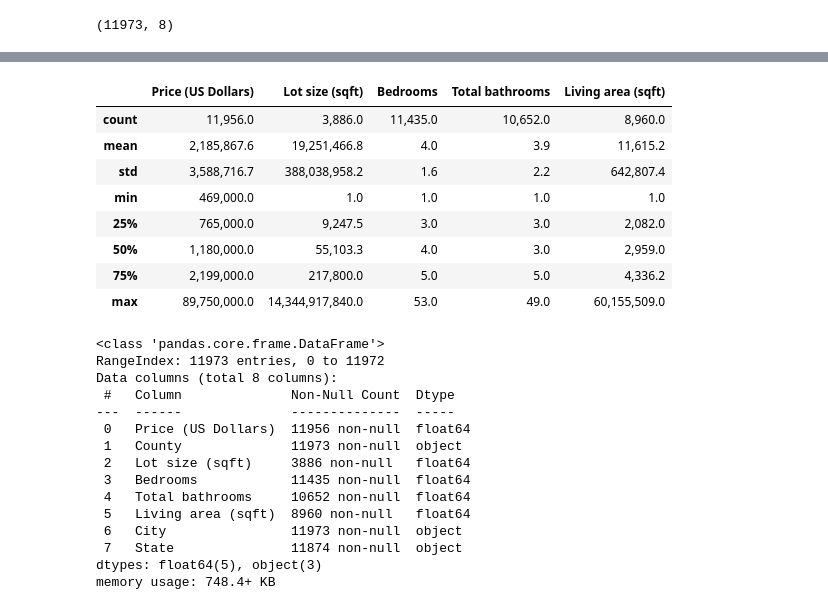
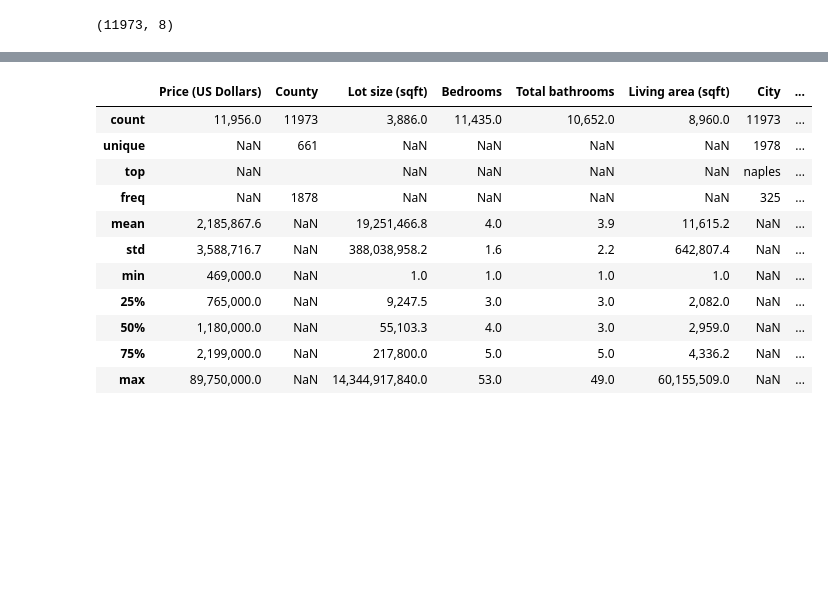
Before and after one commit to mosmtilk222/Data-Analysis-Projects, a Jupyter notebook: Houses_Analysis.ipynb, the cells around one changed output, grey strips where cells are left out. Saved outputs shown, nothing was run; the diff lists cells and outputs as text; code cells hidden in the pictures; blank space fills up the shorter version.

```diff
--- a/Houses_Analysis.ipynb
+++ b/Houses_Analysis.ipynb
@@ -9,8 +9,12 @@ pd.__version__
 # %%
-from numpy.core.numeric import NaN
+STATES = ['AL', 'AK', 'AZ', 'AR', 'CA', 'CO', 'CT', 'DE', 'DC', 'FL', 'GA', 'HI', 'ID',
+          'IL', 'IN', 'IA', 'KS', 'KY', 'LA', 'ME', 'MD', 'MA', 'MI', 'MS', 'MO', 'MT',
+          'NE', 'NV', 'NH', 'NJ', 'NM', 'NY', 'NC', 'ND', 'OH', 'OK', 'OR', 'PA', 'PR',
+          'RI', 'SC', 'SD', 'TN', 'TX', 'UT', 'VT', 'VA', 'VI', 'WA', 'WV', 'WI', 'WY']
+
 def to_int(x):
   if x == '':
-    return NaN
+    return np.NaN
   else:
     return int(x)
 
@@ -20,7 +24,7 @@ def price(x):
     x = x.replace(' ', '')
     return int(x)
   except ValueError:
-    return NaN
+    return np.NaN
 
 def whatever_to_sqft(x):
   try:
@@ -46,7 +50,7 @@ def whatever_to_sqft(x):
       x = x * 10.764
       return x
   except ValueError:
-    return NaN
+    return np.NaN
 
 def format_str(x):
   x = x.lower()
@@ -56,14 +60,14 @@ def format_str(x):
 def city(x):
   try:
     x = re.split(',', x)
-    return x[0]
+    return x[0].lower()
   except IndexError:
     return pd.NA
 
 def state(x):
   try:
     x = re.split(',', x)
-    return x[1]
+    return x[1].upper()
   except IndexError:
     return pd.NA
 # %%
@@ -122 +126,4 @@ df
 11973 rows × 8 columns
+# %%
+df = df.convert_dtypes()
+df
@@ -167,30 +160,15 @@ df.isnull()
 # %%
-df.describe()
+df.describe(include='all')
 # %% [output]
-|  | Price (US Dollars) | Lot size (sqft) | Bedrooms | Total bathrooms | Living area (sqft) |
-| count | 11,956.0 | 3,886.0 | 11,435.0 | 10,652.0 | 8,960.0 |
-| mean | 2,185,867.6 | 19,251,466.8 | 4.0 | 3.9 | 11,615.2 |
-| std | 3,588,716.7 | 388,038,958.2 | 1.6 | 2.2 | 642,807.4 |
-| min | 469,000.0 | 1.0 | 1.0 | 1.0 | 1.0 |
-| 25% | 765,000.0 | 9,247.5 | 3.0 | 3.0 | 2,082.0 |
-| 50% | 1,180,000.0 | 55,103.3 | 4.0 | 3.0 | 2,959.0 |
-| 75% | 2,199,000.0 | 217,800.0 | 5.0 | 5.0 | 4,336.2 |
-| max | 89,750,000.0 | 14,344,917,840.0 | 53.0 | 49.0 | 60,155,509.0 |
+|  | Price (US Dollars) | County | Lot size (sqft) | Bedrooms | Total bathrooms | Living area (sqft) | City | ... |
+| count | 11,956.0 | 11973 | 3,886.0 | 11,435.0 | 10,652.0 | 8,960.0 | 11973 | ... |
+| unique | NaN | 661 | NaN | NaN | NaN | NaN | 1978 | ... |
+| top | NaN |  | NaN | NaN | NaN | NaN | naples | ... |
+| freq | NaN | 1878 | NaN | NaN | NaN | NaN | 325 | ... |
+| mean | 2,185,867.6 | NaN | 19,251,466.8 | 4.0 | 3.9 | 11,615.2 | NaN | ... |
+| std | 3,588,716.7 | NaN | 388,038,958.2 | 1.6 | 2.2 | 642,807.4 | NaN | ... |
+| min | 469,000.0 | NaN | 1.0 | 1.0 | 1.0 | 1.0 | NaN | ... |
+| 25% | 765,000.0 | NaN | 9,247.5 | 3.0 | 3.0 | 2,082.0 | NaN | ... |
+| 50% | 1,180,000.0 | NaN | 55,103.3 | 4.0 | 3.0 | 2,959.0 | NaN | ... |
+| 75% | 2,199,000.0 | NaN | 217,800.0 | 5.0 | 5.0 | 4,336.2 | NaN | ... |
+| max | 89,750,000.0 | NaN | 14,344,917,840.0 | 53.0 | 49.0 | 60,155,509.0 | NaN | ... |
-# %%
-df.info()
-# %% [output]
-<class 'pandas.core.frame.DataFrame'>
-RangeIndex: 11973 entries, 0 to 11972
-Data columns (total 8 columns):
- #   Column              Non-Null Count  Dtype
----  ------              --------------  -----
- 0   Price (US Dollars)  11956 non-null  float64
- 1   County              11973 non-null  object
- 2   Lot size (sqft)     3886 non-null   float64
- 3   Bedrooms            11435 non-null  float64
- 4   Total bathrooms     10652 non-null  float64
- 5   Living area (sqft)  8960 non-null   float64
- 6   City                11973 non-null  object
- 7   State               11874 non-null  object
-dtypes: float64(5), object(3)
-memory usage: 748.4+ KB
```
Also changed, not shown: parts of 9 cells of this notebook.
